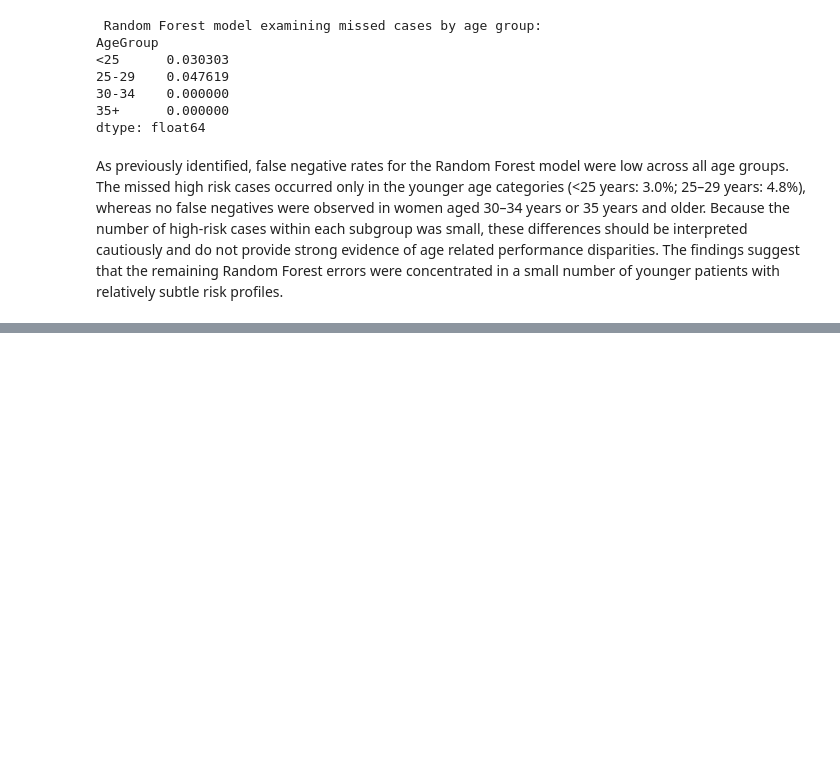
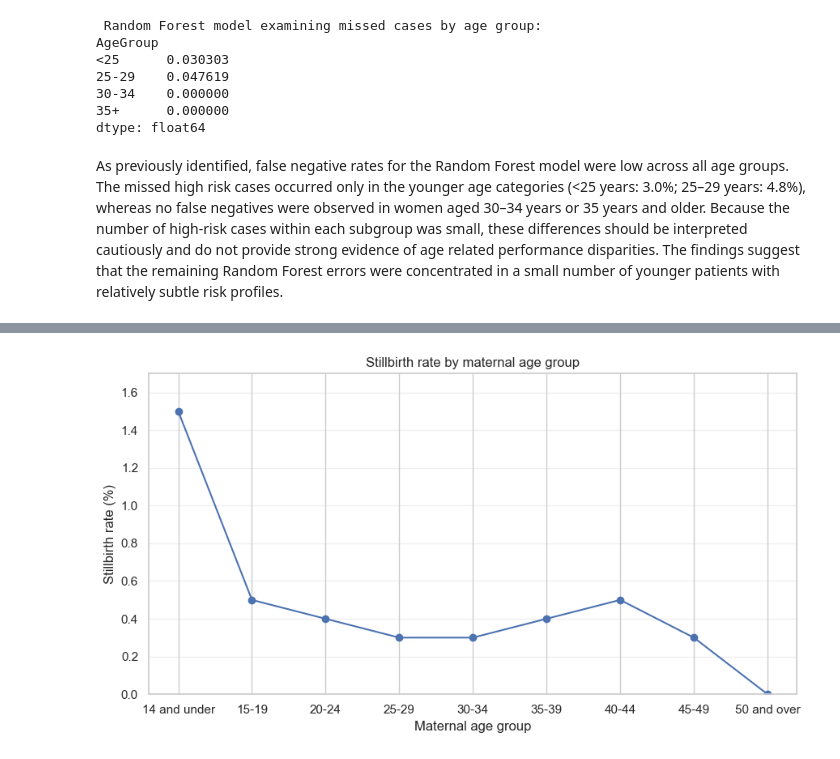
Before and after one commit to AislingLangston/maternal_health_ml_model, a Jupyter notebook: assignment_2.ipynb, the cells around one changed output, grey strips where cells are left out. Drawn from its saved outputs; the diff is of its cells as text; code cells hidden in the pictures; blank space fills up the shorter version.

```diff
--- a/assignment_2.ipynb
+++ b/assignment_2.ipynb
@@ -863,0 +882,5 @@ As previously identified, false negative rates for the Random Forest model were
+# %%
+status_df = pd.read_csv("./NHS_birth_status_by_age.csv")
+postnatal_stay_df = pd.read_csv("./NHS_postnatal_stays_by_age.csv")
+
+status_df.head()
@@ -863,0 +894,19 @@ As previously identified, false negative rates for the Random Forest model were
+# %%
+status_plot_df = status_df.copy()
+
+status_plot_df = status_plot_df[~status_plot_df['Age groups'].isin(['Total', 'Unknown'])]
+
+status_plot_df['Still birth'] = status_plot_df['Still birth'].str.rstrip('%').astype(float)
+
+plt.figure(figsize=(9,5))
+plt.plot(status_plot_df['Age groups'], status_plot_df['Still birth'], marker='o')
+
+plt.ylabel('Stillbirth rate (%)')
+plt.xlabel('Maternal age group')
+plt.title('Stillbirth rate by maternal age group')
+plt.ylim(0, max(status_plot_df['Still birth']) + 0.2)
+plt.grid(True, axis='y', alpha=0.3)
+plt.tight_layout()
+plt.show()
+# %% [output]
+[figure, added]
```
Also changed, not shown: parts of 7 cells of this notebook, 5 other files.
